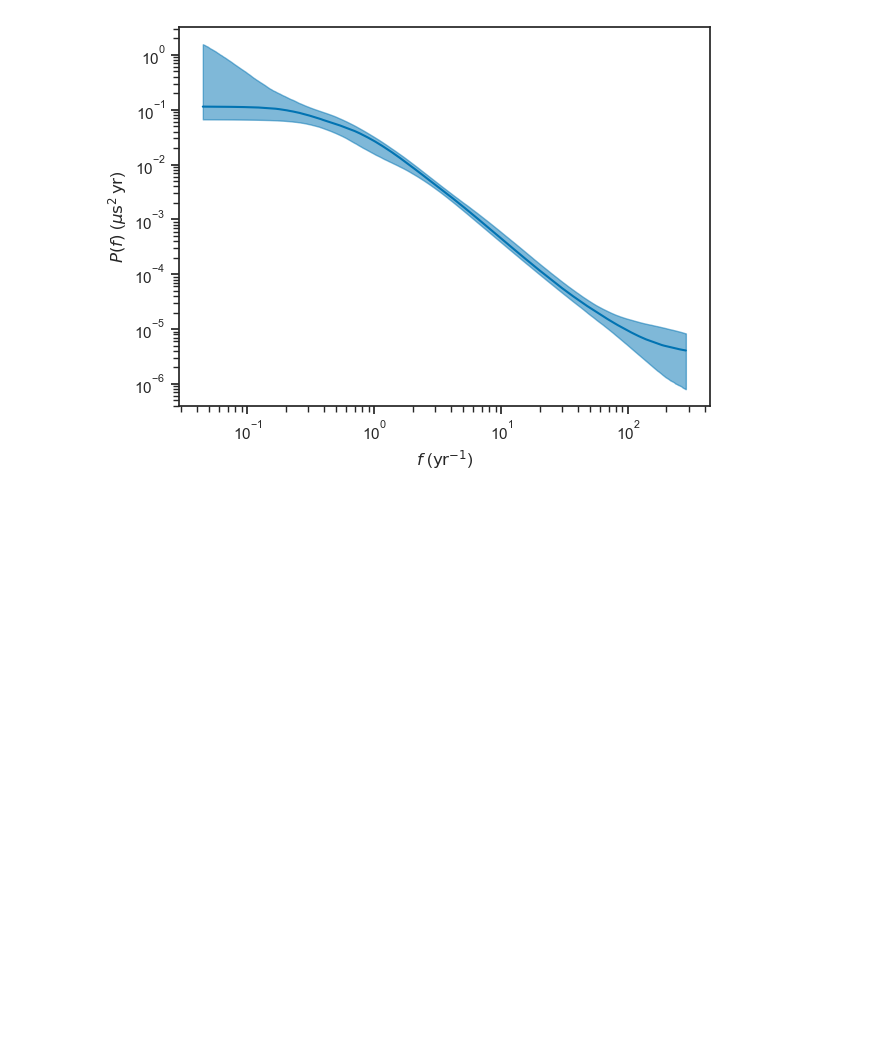
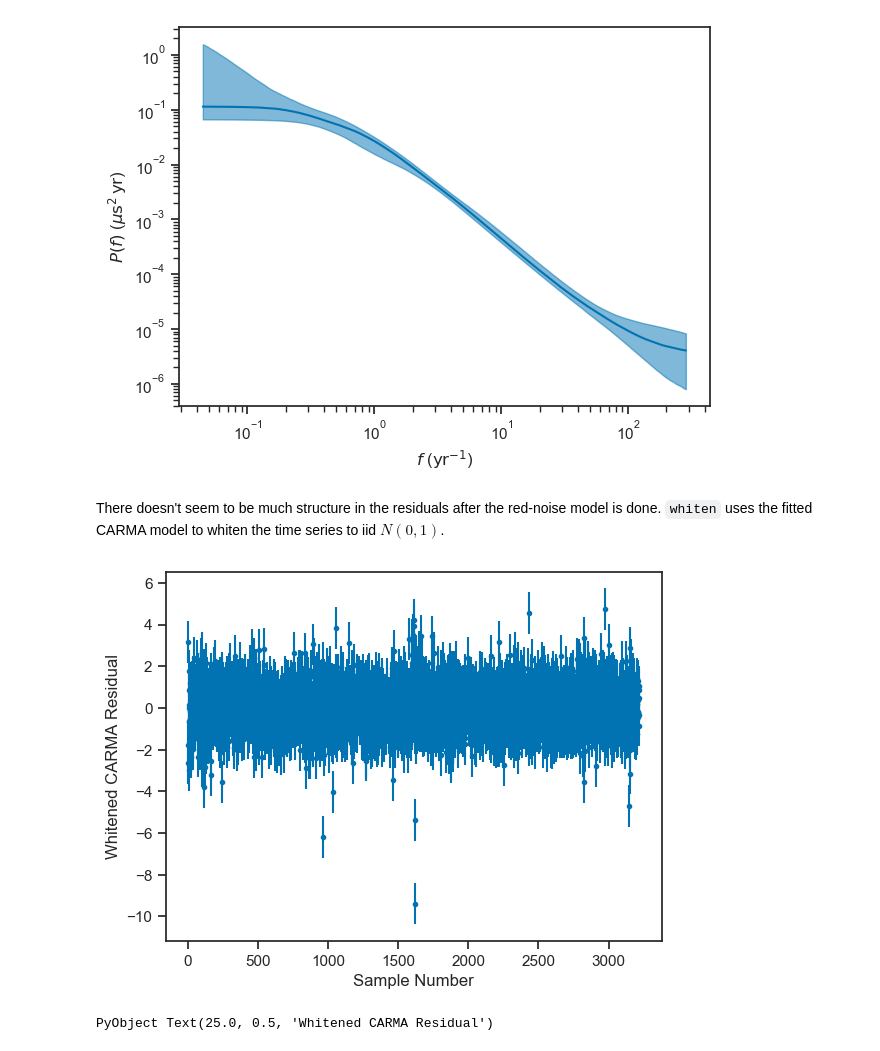
Before and after one commit to farr/PulsarNoise, a Jupyter notebook: J1713.ipynb, the cells around one changed output. Saved outputs shown, nothing was run; the diff lists cells and outputs as text; code cells hidden in the pictures; blank space fills up the shorter version.

Commit message:
Added residual analysis.

```diff
--- a/J1713.ipynb
+++ b/J1713.ipynb
@@ -90,3 +90,14 @@ tight_layout()
 savefig("J1713.pdf")
 # %% [output]
 [figure]
+# %% [markdown]
+There doesn't seem to be much structure in the residuals after the red-noise model is done.  `whiten` uses the fitted CARMA model to whiten the time series to iid  $N(0,1)$.
+# %%
+j = rand(1:size(ps,2))
+wr = Kalman.whiten(post, ps[:,j])
+errorbar(collect(1:size(resid,1)), wr, ones(length(wr)), fmt=".")
+xlabel("Sample Number")
+ylabel("Whitened CARMA Residual")
+# %% [output]
+[figure, added]
+PyObject Text(25.0, 0.5, 'Whitened CARMA Residual')
```
Also changed, not shown: parts of 2 cells of this notebook.
